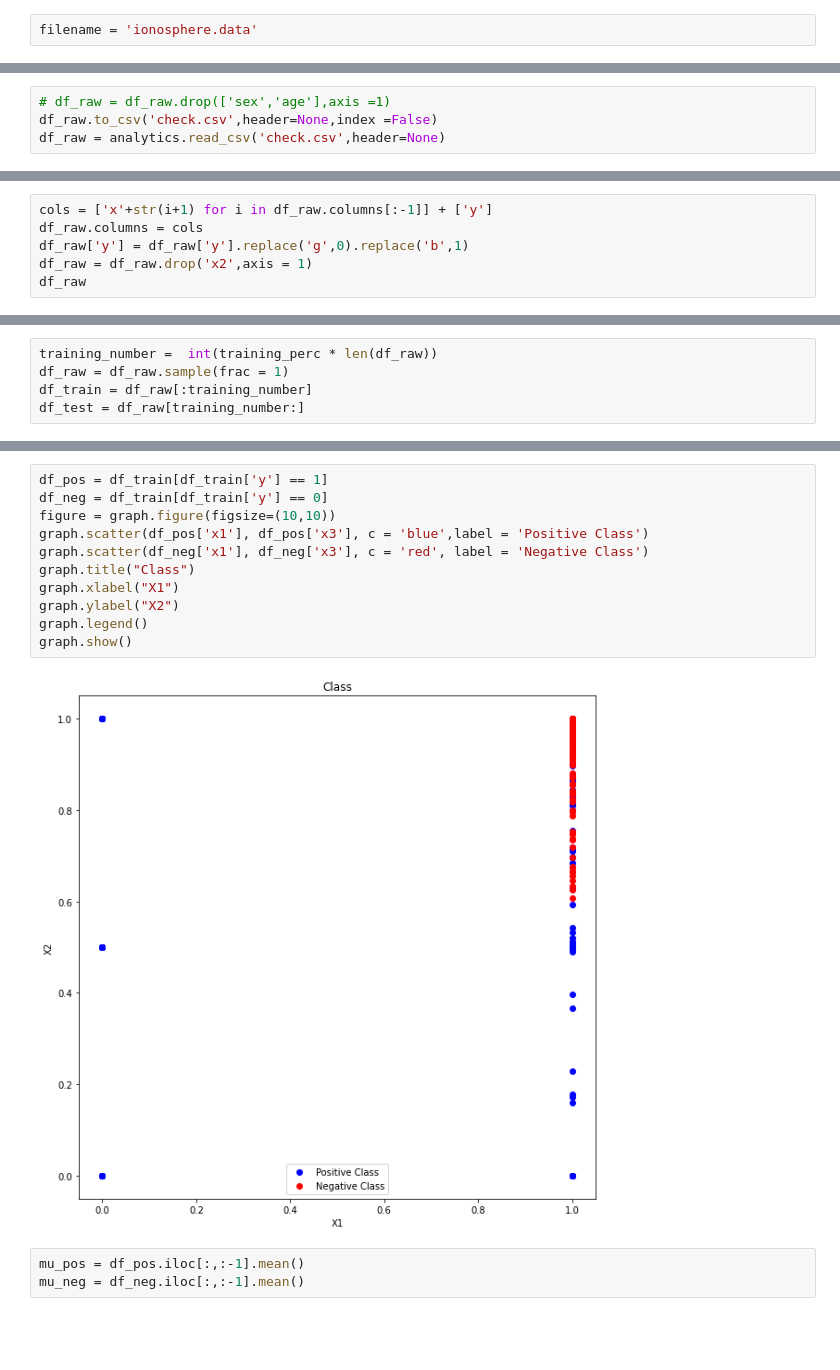
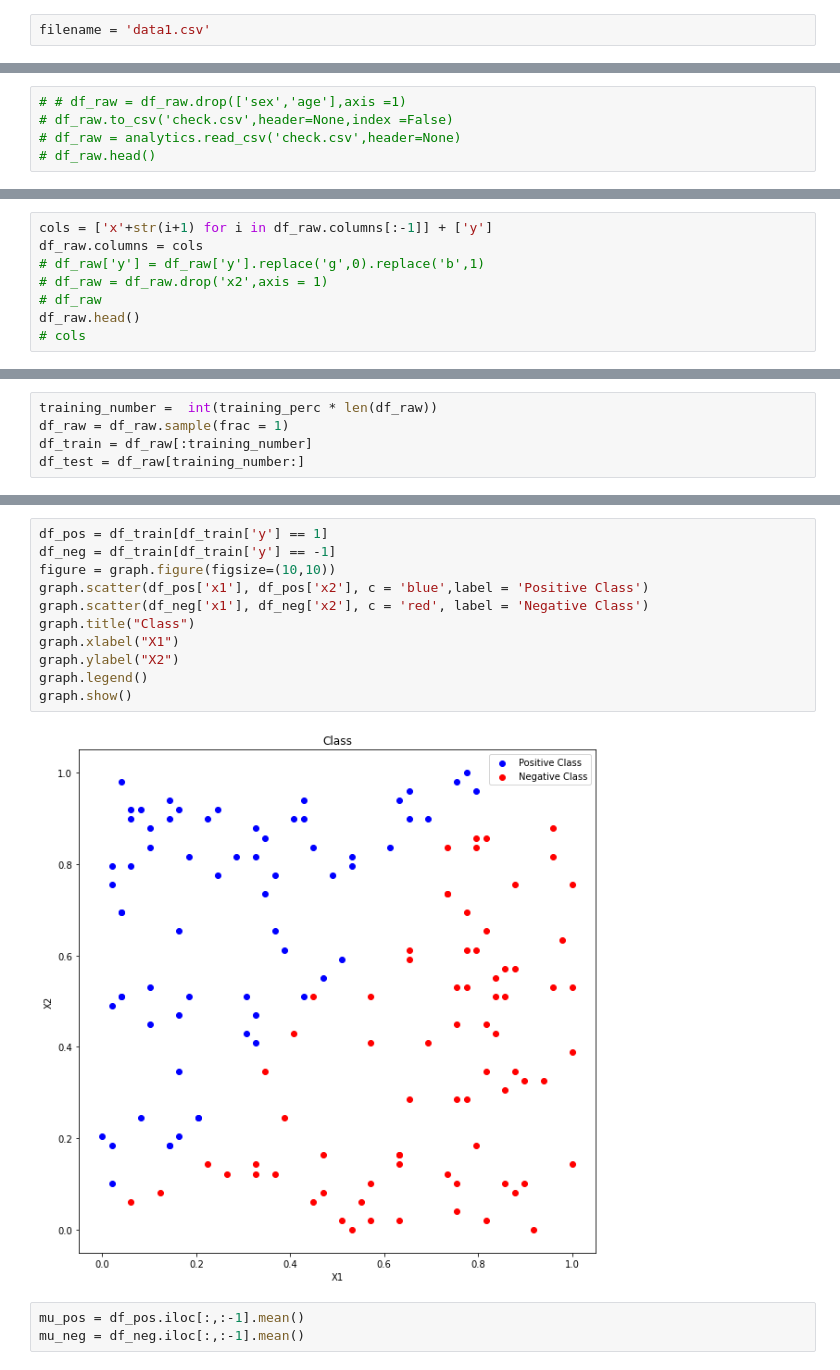
Before and after one commit to Ashirbad-Sarangi/gda, a Jupyter notebook: codes/binary_class_lda.ipynb, the cells around one changed output, grey strips where cells are left out. Saved outputs shown, nothing was run; the diff lists cells and outputs as text; blank space fills up the shorter version.

```diff
--- a/codes/binary_class_lda.ipynb
+++ b/codes/binary_class_lda.ipynb
@@ -9,7 +9,7 @@ warnings.filterwarnings('ignore')
 # %%
 os.chdir('../data/')
 # %%
-filename = 'ionosphere.data'
+filename = 'data1.csv'
 # %% [markdown]
 # Manual Preprocessing
 # %%
@@ -32,4 +25,5 @@ df_raw
 # %%
-# df_raw = df_raw.drop(['sex','age'],axis =1)
-df_raw.to_csv('check.csv',header=None,index =False)
-df_raw = analytics.read_csv('check.csv',header=None)
+# # df_raw = df_raw.drop(['sex','age'],axis =1)
+# df_raw.to_csv('check.csv',header=None,index =False)
+# df_raw = analytics.read_csv('check.csv',header=None)
+# df_raw.head()
@@ -36,7 +34,9 @@ df_raw = analytics.read_csv('check.csv',header=None)
 # %%
 cols = ['x'+str(i+1) for i in df_raw.columns[:-1]] + ['y']
 df_raw.columns = cols
-df_raw['y'] = df_raw['y'].replace('g',0).replace('b',1)
-df_raw = df_raw.drop('x2',axis = 1)
-df_raw
+# df_raw['y'] = df_raw['y'].replace('g',0).replace('b',1)
+# df_raw = df_raw.drop('x2',axis = 1)
+# df_raw
+df_raw.head()
+# cols
 # %% [output]
@@ -87,16 +80,16 @@ df_train
 # %%
 df_pos = df_train[df_train['y'] == 1]
-df_neg = df_train[df_train['y'] == 0]
+df_neg = df_train[df_train['y'] == -1]
 figure = graph.figure(figsize=(10,10))
-graph.scatter(df_pos['x1'], df_pos['x3'], c = 'blue',label = 'Positive Class')
-graph.scatter(df_neg['x1'], df_neg['x3'], c = 'red', label = 'Negative Class')
+graph.scatter(df_pos['x1'], df_pos['x2'], c = 'blue',label = 'Positive Class')
+graph.scatter(df_neg['x1'], df_neg['x2'], c = 'red', label = 'Negative Class')
 graph.title("Class")
 graph.xlabel("X1")
 graph.ylabel("X2")
 graph.legend()
 graph.show()
 # %% [output]
-[figure, old version]
+[figure, new version]
 # %%
 mu_pos = df_pos.iloc[:,:-1].mean()
 mu_neg = df_neg.iloc[:,:-1].mean()
```
Also changed, not shown: parts of 13 cells of this notebook, 3 other files.
